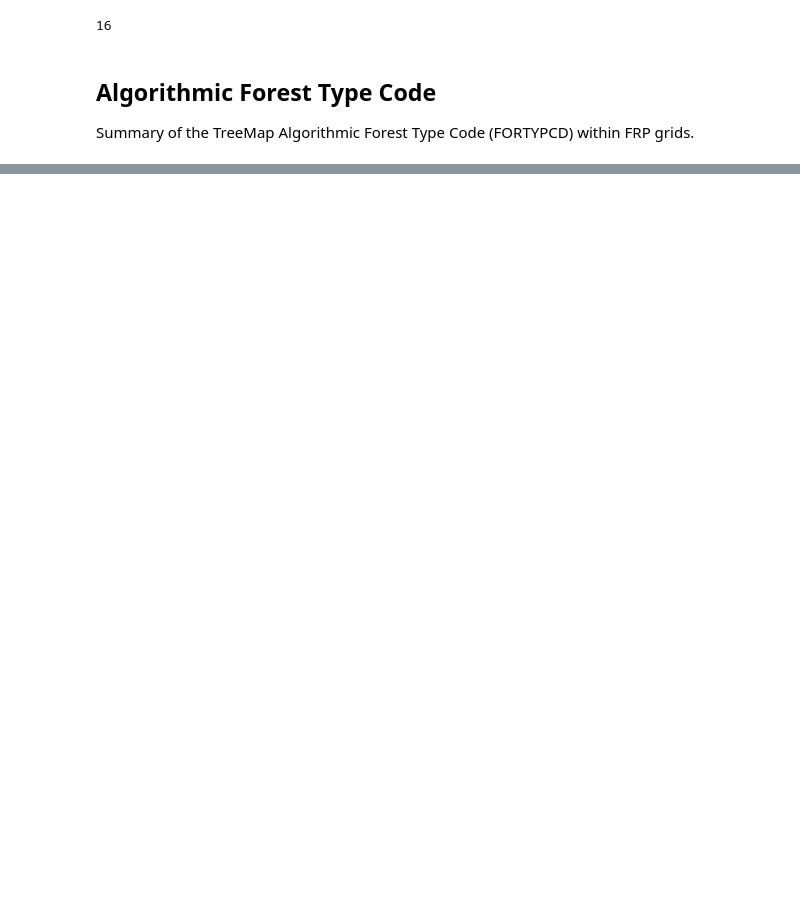
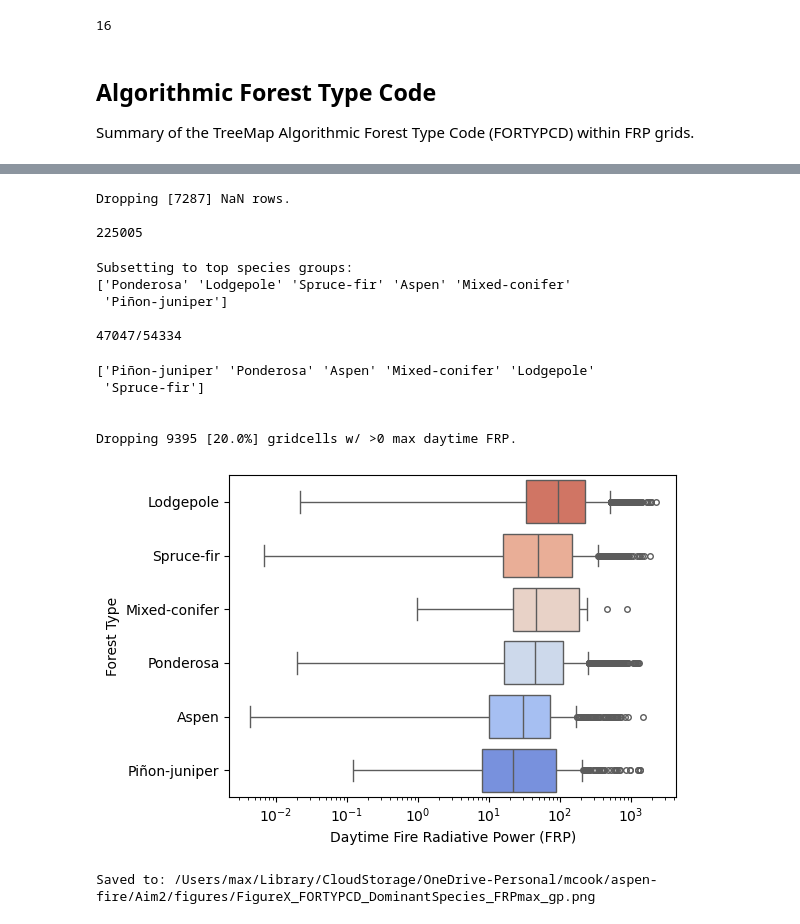
Before and after one commit to natshoff/aspen-fire-fork, a Jupyter notebook: Aim2/code/Python/04b_TreeMap_FIA-Summary.ipynb, the cells around one changed output, grey strips where cells are left out. Drawn from its saved outputs; the diff is of its cells as text; code cells hidden in the pictures; blank space fills up the shorter version.

```diff
--- a/Aim2/code/Python/04b_TreeMap_FIA-Summary.ipynb
+++ b/Aim2/code/Python/04b_TreeMap_FIA-Summary.ipynb
@@ -407,0 +415,5 @@ gc.collect()
+# %%
+# join the forest type dataframe to our FRP gridcells
+grid_forest_frp = grid.merge(grid_forest, on='grid_index', how='inner')
+print(grid_forest_frp.columns)
+print(len(grid_forest_frp))
@@ -407,0 +434,68 @@ gc.collect()
+# %%
+print(f"\nDropping [{grid_forest_frp['fortypnm_gp'].isna().sum()}] NaN rows.\n")
+grid_forest_frp = grid_forest_frp[~grid_forest_frp['fortypnm_gp'].isna()]
+print(len(grid_forest_frp))
+# %% [output]
+Dropping [7287] NaN rows.
+
+225005
+# %%
+print(f"\nSubsetting to top species groups:\n{top_species['fortypnm_gp'].unique()}")
+grid_forest_frp = grid_forest_frp[grid_forest_frp['fortypnm_gp'].isin(top_species['fortypnm_gp'].unique())]
+print(f"\n{len(grid_forest_frp['grid_index'].unique())}/{len(grid['grid_index'].unique())}")
+# %% [output]
+Subsetting to top species groups:
+['Ponderosa' 'Lodgepole' 'Spruce-fir' 'Aspen' 'Mixed-conifer'
+ 'Piñon-juniper']
+
+47047/54334
+# %%
+# make some plots showing the distribution of FRP across forest types
+# gather the dominant forest type
+dfortyp = grid_forest_frp.loc[grid_forest_frp.groupby('grid_index')['pct_cover'].idxmax()]
+print(dfortyp['fortypnm_gp'].unique())
+print("\n")
+
+# Retain only the daytime FRP measurements
+n_small = len(dfortyp[dfortyp['frp_max_day'] == 0])
+print(f"Dropping {n_small} [{round(n_small/len(dfortyp)*100,1)}%] gridcells w/ >0 max daytime FRP.")
+dfortyp = dfortyp[(dfortyp['frp_max_day'] > 0)]
+
+# create a dataframe with dominance (>90% of the same species)
+dom = dfortyp[dfortyp['pct_cover'] > 90]
+
+# Plot FRP by dominant forest type
+# Find the median and sort the forest types by FRP
+med = dom.groupby('fortypnm_gp')['frp_max_day'].median().sort_values(ascending=False)
+sorted = med.index.tolist()
+
+# setup the plot
+plt.figure(figsize=(6, 4))
+
+# boxplot
+sns.boxplot(
+    data=dom,
+    x='frp_max_day',
+    y='fortypnm_gp',
+    order=sorted,
+    palette='coolwarm_r',
+    fliersize=4,
+    dodge=False)
+plt.xscale('log') # log-scale FRP
+plt.xlabel('Daytime Fire Radiative Power (FRP)')
+plt.ylabel('Forest Type')
+plt.tight_layout()
+# save it out.
+out_plot = os.path.join(projdir, 'figures/FigureX_FORTYPCD_DominantSpecies_FRPmax_gp.png')
+plt.savefig(out_plot, dpi=300, bbox_inches='tight')
+
+plt.show()
+print(f"\nSaved to: {out_plot}\n")
+# %% [output]
+['Piñon-juniper' 'Ponderosa' 'Aspen' 'Mixed-conifer' 'Lodgepole'
+ 'Spruce-fir']
+
+
+Dropping 9395 [20.0%] gridcells w/ >0 max daytime FRP.
+[figure, added]
+Saved to: /Users/max/Library/CloudStorage/OneDrive-Personal/mcook/aspen-fire/Aim2/figures/FigureX_FORTYPCD_DominantSpecies_FRPmax_gp.png
```
Also changed, not shown: parts of 31 cells of this notebook, 13 other files.
